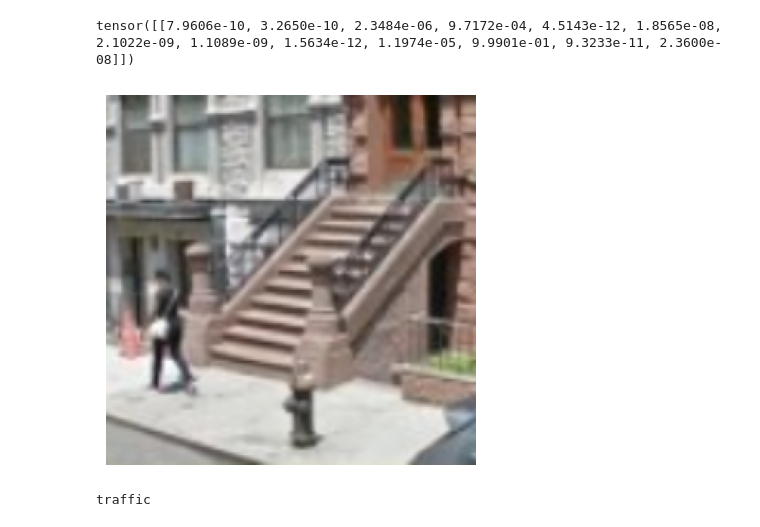
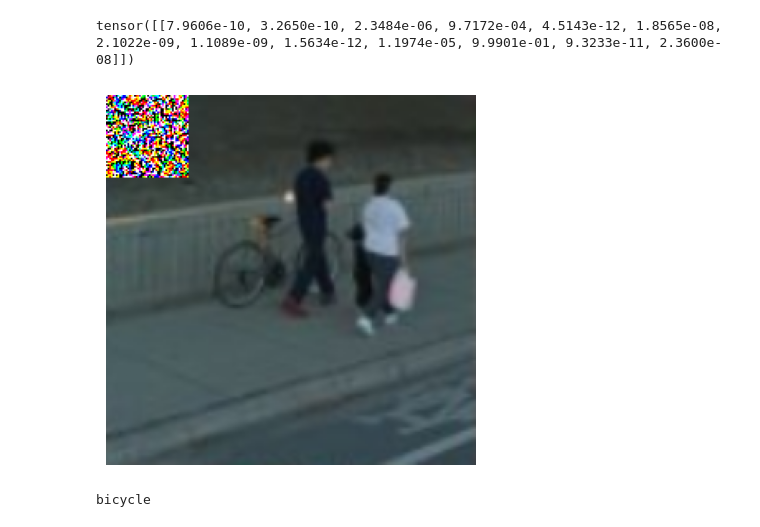
Before and after one commit to sjagtap3/Breaking-reCAPTCHAv2, a Jupyter notebook: adversarialGeneration/Adversarial_patch_yolo_v11.ipynb, the cells around one changed output. Saved outputs shown, nothing was run; the diff lists cells and outputs as text; code cells hidden in the pictures.

```diff
--- a/adversarialGeneration/Adversarial_patch_yolo_v11.ipynb
+++ b/adversarialGeneration/Adversarial_patch_yolo_v11.ipynb
@@ -208,15 +213,16 @@ output
 # %% [output]
 tensor([[7.9606e-10, 3.2650e-10, 2.3484e-06, 9.7172e-04, 4.5143e-12, 1.8565e-08, 2.1022e-09, 1.1089e-09, 1.5634e-12, 1.1974e-05, 9.9901e-01, 9.3233e-11, 2.3600e-08]])
 # %%
-image_path = "../assets/Stair_1.png"
+# image_path = "C:\\Users\\somic\\Work\\Coursework\\562\\yolov11_breaker\\sample_missclassifications\\m2_misclassify.jpg"
+image_path = "C:\\Users\\somic\\Work\\Coursework\\562\\Breaking-reCAPTCHAv2\\adversarial_patch\\patched_images_baseline\\Bicycle (2).png"
 image = load_image(image_path)
 output = model(image)
 
 visualize_image(image)
 
 _, predicted_idx = torch.max(output, 1)
 predicted_label = labels[predicted_idx.item()]
 print(predicted_label)
 # %% [output]
-[figure, old version]
+[figure, new version]
-traffic
+bicycle
```
Also changed, not shown: parts of 3 cells of this notebook, 13 other files.
